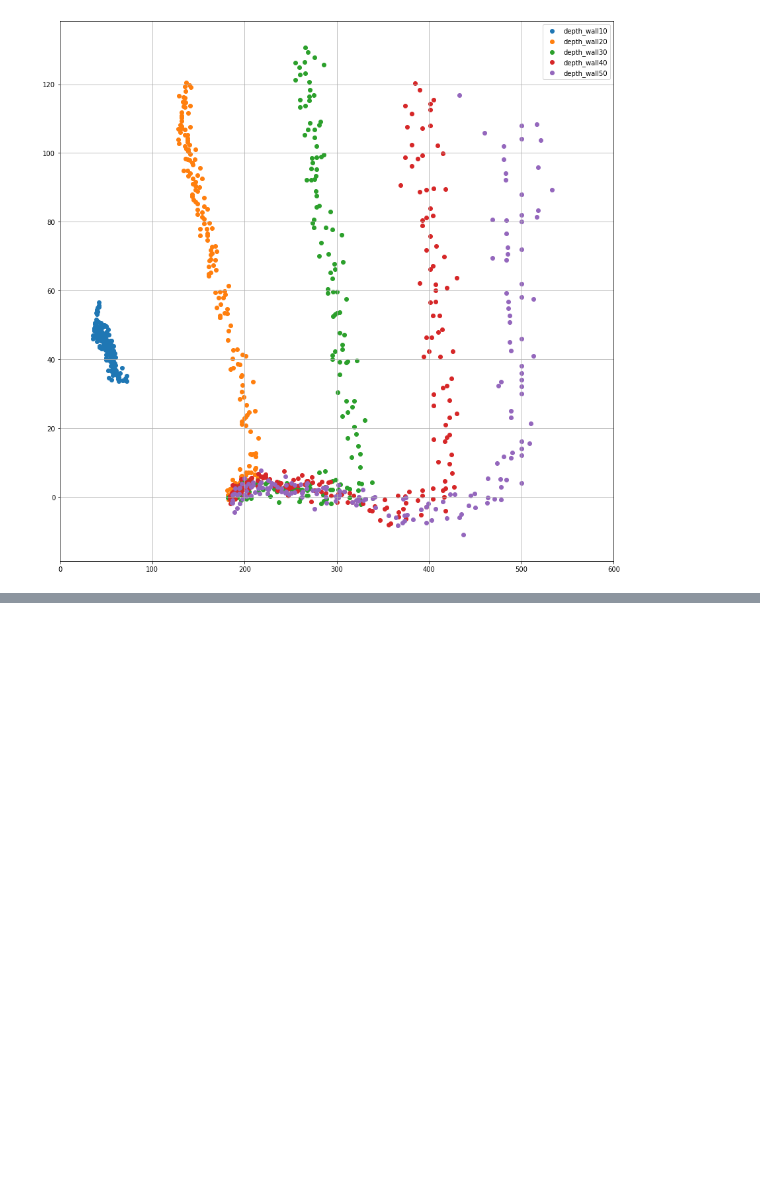
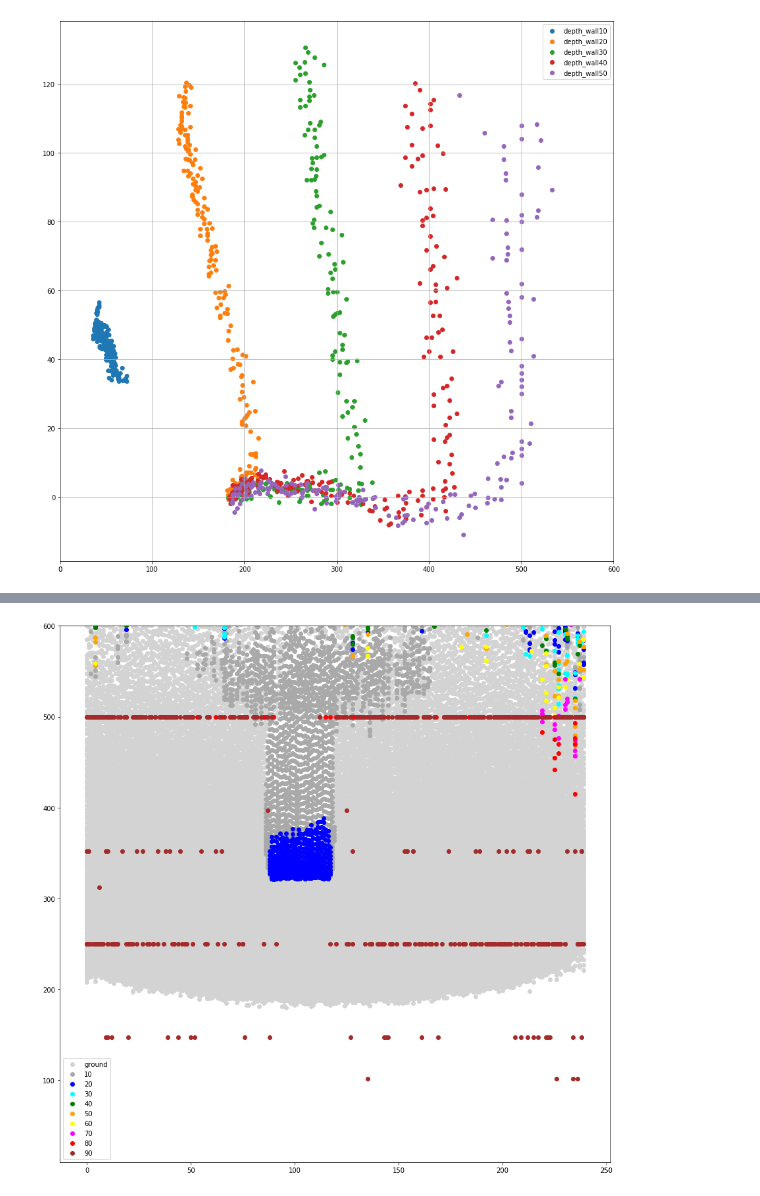
Before and after one commit to dimatoys/srobot, a Jupyter notebook: analysis/camera3.ipynb, the cells around one changed output, grey strips where cells are left out. Saved outputs shown, nothing was run; the diff lists cells and outputs as text; code cells hidden in the pictures; blank space fills up the shorter version.

```diff
--- a/analysis/camera3.ipynb
+++ b/analysis/camera3.ipynb
@@ -478,0 +573,68 @@ plt.show()
+# %%
+from collections import defaultdict
+from math import *
+from tabulate import tabulate
+from IPython.display import HTML, display
+
+import matplotlib.pyplot as plt
+
+def map2(ax, file):
+    img = load_img(file)
+    colors = ["lightgray", "darkgray", "blue", "cyan", "green", "orange", "yellow", "magenta", "red", "brown"]
+    levels = [90, 80, 70, 60, 50, 40, 30,20, 10]
+    xl = defaultdict(lambda:[])
+    dl = defaultdict(lambda:[])
+
+    s = 15
+
+    for y in range(height):
+        for x in range(width):
+
+            d = img[x, height - y - 1]
+            if y >= s and y < height - s:
+                ds = 0
+                for i in range(s):
+                    ds += img[x, height - y - 1 + i]
+                    ds += img[x, height - y - 1 - i]
+                d1 = ds / (s * 2)
+                d = d1
+            #h = fh(height - y - 1,d)
+            h = fh2(y,d)
+            #print(x,height - y - 1,d,h)
+            lower = True
+            for l in levels:
+                if h > l:
+                    xl[l].append(x)
+                    dl[l].append(d)
+                    lower = False
+                    break
+            if lower:
+                xl["lower"].append(x)
+                dl["lower"].append(d)
+
+
+    c = 0
+    if "lower" in xl:
+        ax.scatter(xl["lower"], dl["lower"], label = "ground", c=colors[c])
+        c += 1
+    for i in range(len(levels)):
+        lv = levels[-i-1]
+        if lv in xl:
+            ax.scatter(xl[lv], dl[lv], label = f"{lv}", c=colors[c])
+        c += 1
+
+
+
+plt.rcParams["figure.figsize"] = (15,15)
+fig, ax = plt.subplots()
+
+#map2(ax,"depth_wall70")
+map2(ax,"depth_side30")
+
+ax.legend()
+ax.set_ylim(10,600)
+#ax.set_xlim(110,150)
+
+plt.show()
+# %% [output]
+[figure, added]
```
Also changed, not shown: parts of 5 cells of this notebook.
